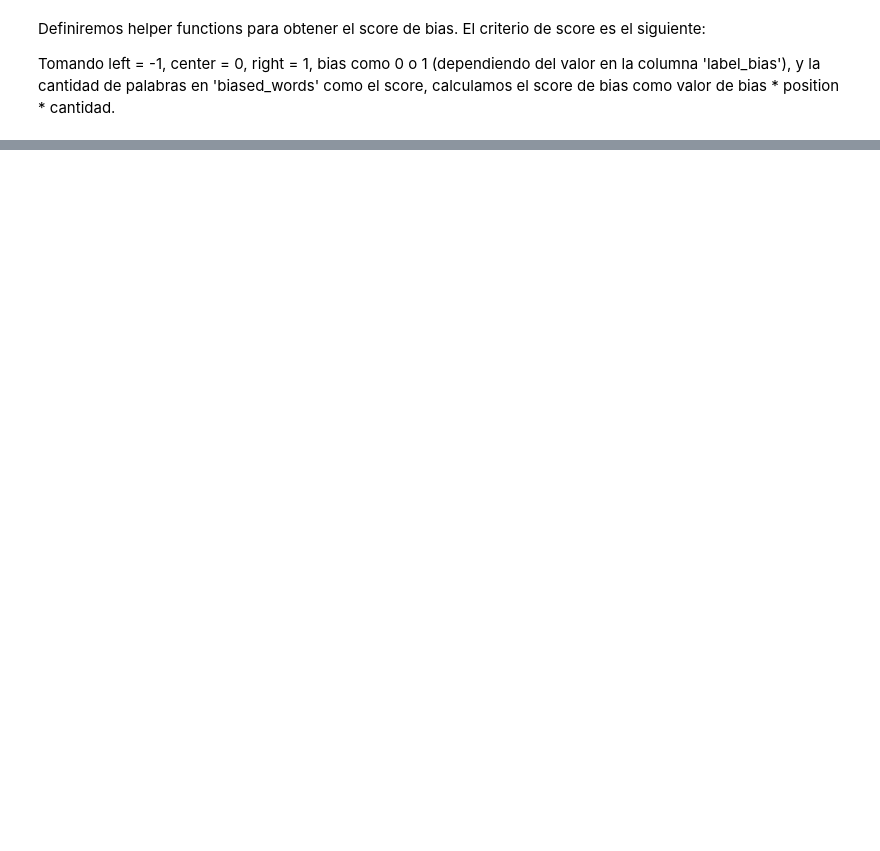
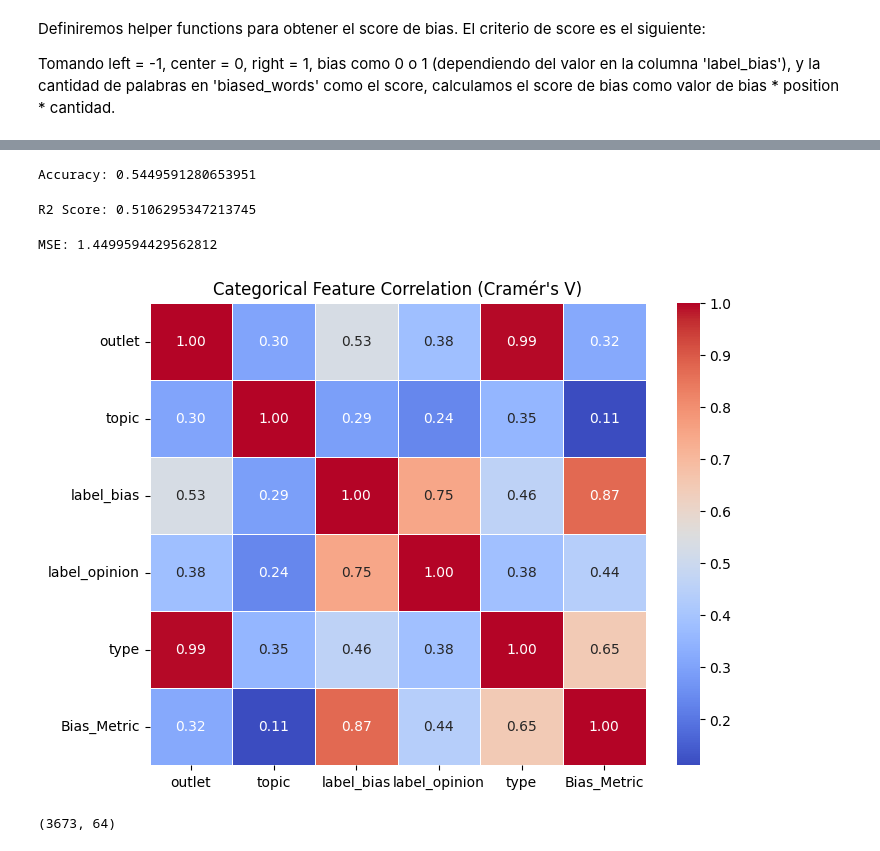
Before and after one commit to jzarcoo/FakeNewsDetection, a Jupyter notebook: Regression.ipynb, the cells around one changed output, grey strips where cells are left out. Cells and saved outputs as stored; diff of their text form; code cells hidden in the pictures; blank space fills up the shorter version.

```diff
--- a/Regression.ipynb
+++ b/Regression.ipynb
@@ -189,0 +344,68 @@ Stacking Regressor R² Score: 0.6205830117593674
+# %%
+# accuracy
+from sklearn.metrics import accuracy_score
+accuracy = accuracy_score(y_test, y_pred.round())
+print("Accuracy:", accuracy)
+# %% [output]
+Accuracy: 0.5449591280653951
+# %%
+# r2 score
+from sklearn.metrics import r2_score
+r2 = r2_score(y_test, y_pred)
+print("R2 Score:", r2)
+# %% [output]
+R2 Score: 0.5106295347213745
+# %%
+from sklearn.metrics import mean_squared_error
+mse = mean_squared_error(y_test, y_pred)
+print(f"MSE: {mse}")
+# %% [output]
+MSE: 1.4499594429562812
+# %%
+import numpy as np
+import scipy.stats as stats
+import seaborn as sns
+
+def cramers_v(x, y):
+    """
+    Calculate Cramer's V statistic for 2 categorical variables
+    """
+    confusion_matrix = pd.crosstab(x, y)
+    chi2 = stats.chi2_contingency(confusion_matrix)[0]
+    n = confusion_matrix.sum().sum()
+    r, k = confusion_matrix.shape
+    return np.sqrt(chi2 / (n * (min(r, k) - 1)))
+
+def categorical_correlation(df, categorical_cols):
+    """
+    Calculate and plot categorical feature correlation
+    """
+    cat_corr = pd.DataFrame(index=categorical_cols, columns=categorical_cols)
+    for col1 in categorical_cols:
+        for col2 in categorical_cols:
+            if col1 == col2:
+                cat_corr.loc[col1, col2] = 1.0
+            else:
+                cat_corr.loc[col1, col2] = cramers_v(df[col1], df[col2])
+    cat_corr = cat_corr.astype(float)
+
+    plt.figure(figsize=(8, 6))
+    sns.heatmap(cat_corr, annot=True, cmap="coolwarm", fmt=".2f", linewidths=0.5)
+    plt.title("Categorical Feature Correlation (Cramér's V)")
+    plt.show()
+
+categorical_cols = ["outlet", "topic", "label_bias", "label_opinion", "type", "Bias_Metric"]
+categorical_correlation(df, categorical_cols)
+# %% [output]
+[figure, added]
+# %%
+from transformers import BertTokenizer
+
+tokenizer = BertTokenizer.from_pretrained("bert-base-uncased")
+tokens = tokenizer(df["text"].tolist(),
+                   padding=True, truncation=True,
+                   max_length=64, return_tensors="tf")
+
+print(tokens.input_ids.shape)
+# %% [output]
+(3673, 64)
```
Also changed, not shown: parts of 28 cells of this notebook.
